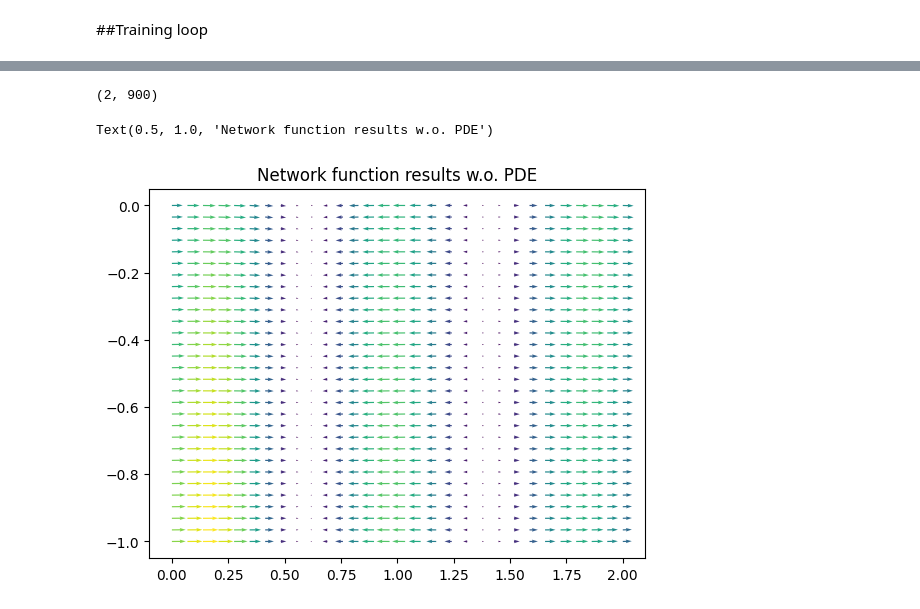
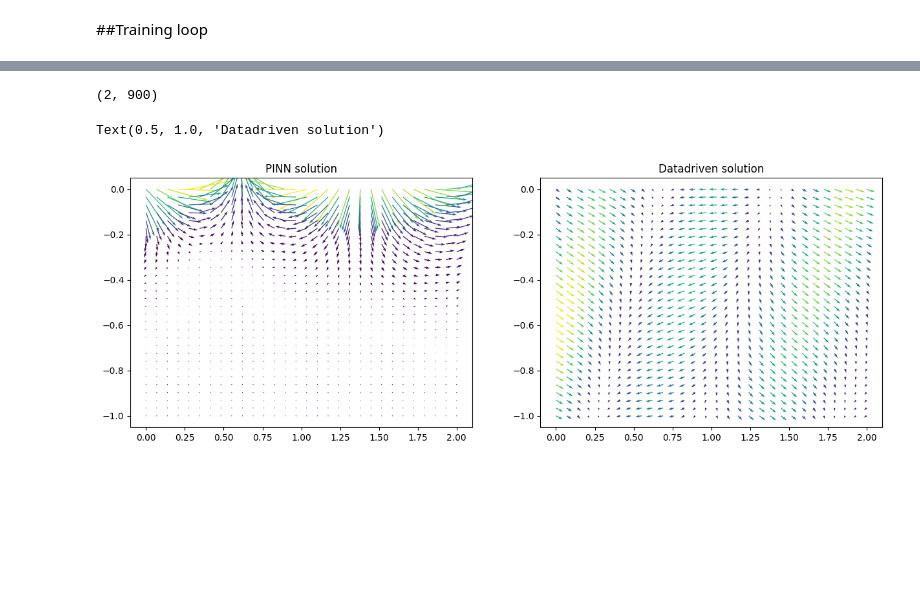
Before and after one commit to LuigiElo/DL-PINNs, a Jupyter notebook: Nice_plot.ipynb, the cells around one changed output, grey strips where cells are left out. Cells and saved outputs as stored; diff of their text form; code cells hidden in the pictures; blank space fills up the shorter version.

```diff
--- a/Nice_plot.ipynb
+++ b/Nice_plot.ipynb
@@ -1197,38 +1202,38 @@ Epoch 4900/5000,test Total Loss: 2.8411870516720228e-05
 # %%
 #Todo: Implement with 25 meshgrid better picture but does not work with the compute_output function
 x = np.linspace(0,2,30)
 y = np.linspace(0,-1,30)
 X,Y  = np.meshgrid(x,y)
 
 positions = np.vstack([X.ravel(), Y.ravel()])
 print(positions.shape)
 
 # Stack X and Y vertically
 data = np.vstack([X.flatten(), Y.flatten()]).T
 
 # Create and fit the scaler
 scaler = StandardScaler()
 scaled_data = scaler.fit_transform(data)
 
 # Calculate velocity of water for specific x,y direction
 u_analytic, v_analytic  = velocity_func(positions.T)
-u_network, v_network = compute_output_grad(torch.Tensor(scaled_data))
-u_network = u_network.detach().numpy()
-v_network = v_network.detach().numpy()
+u_network_noPDE, v_network_noPDE = compute_output_grad(torch.Tensor(scaled_data))
+u_network_noPDE = u_network_noPDE.detach().numpy()
+v_network_noPDE = v_network_noPDE.detach().numpy()
 
 
-#fig , axs = plt.subplots(1,2, figsize = (15,5)) #1,2 for both
-#axs[0].quiver(X,Y,u_network, v_network, v_network**2+u_network**2 )
-plt.quiver(X,Y,u_network, v_network, v_network**2+u_network**2 )
-#axs[1].quiver(X,Y,u_analytic,v_analytic,(v_analytic**2+u_analytic**2))
-#axs[1].set_title('Analytic function results')
-#axs[0].set_title('Network function results')
-plt.title('Network function results w.o. PDE')
+fig , axs = plt.subplots(1,2, figsize = (15,5)) #1,2 for both
+axs[0].quiver(X,Y,u_network, v_network, v_network**2+u_network**2 )
+#plt.quiver(X,Y,u_network_noPDE, v_network_noPDE, v_network_noPDE**2+u_network_noPDE**2 )
+axs[1].quiver(X,Y,u_network_noPDE,v_network_noPDE,(v_network_noPDE**2+u_network_noPDE**2))
+axs[0].set_title('PINN solution')
+axs[1].set_title('Datadriven solution')
+#plt.title('Network function results w.o. PDE')
 
 #total_test_data = torch.Tensor(total_test_data)
 #total_test_data_scaled = torch.Tensor(total_test_data_scaled)
 # Convert the list to a PyTorch tensor
 # %% [output]
 (2, 900)
-Text(0.5, 1.0, 'Network function results w.o. PDE')
+Text(0.5, 1.0, 'Datadriven solution')
-[figure, old version]
+[figure, new version]
```
Also changed, not shown: parts of 15 cells of this notebook.
